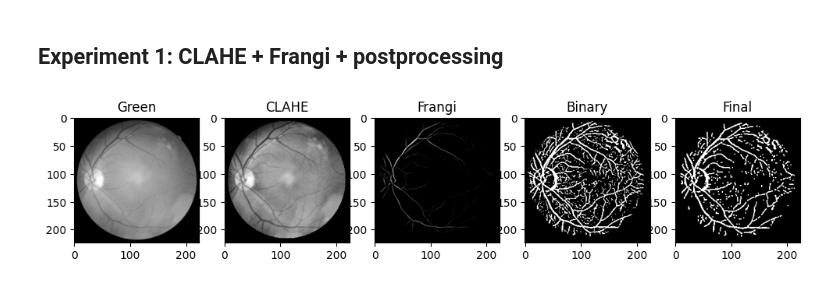
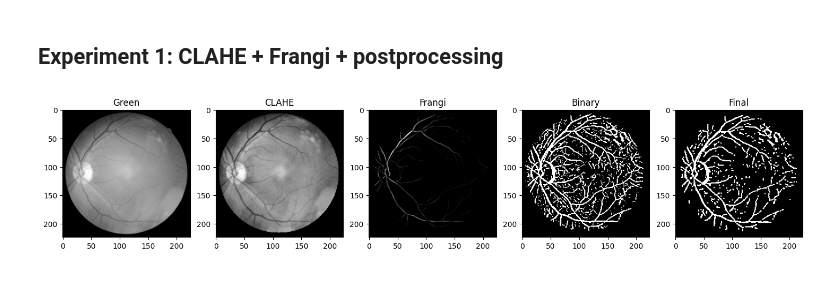
Before and after one commit to Chrisini/cosci-pygeon, a Jupyter notebook: retina-cfp-vessel-segmentation-unlabelled.ipynb, the cells around one changed output. Saved outputs shown, nothing was run; the diff lists cells and outputs as text; code cells hidden in the pictures.

```diff
--- a/retina-cfp-vessel-segmentation-unlabelled.ipynb
+++ b/retina-cfp-vessel-segmentation-unlabelled.ipynb
@@ -164,32 +164,32 @@ kernel = np.ones((2,2), np.uint8)
 clean = cv2.morphologyEx(binary, cv2.MORPH_OPEN, kernel)
 
 # -------------------------
 # Visualization
 # -------------------------
-plt.figure(figsize=(12,4))
+plt.figure(figsize=(18,8))
 
 n=5
 
 plt.subplot(1,n,1)
 plt.title("Green")
 plt.imshow(green, cmap='gray')
 
 plt.subplot(1,n,2)
 plt.title("CLAHE")
 plt.imshow(enhanced, cmap='gray')
 
 plt.subplot(1,n,3)
 plt.title("Frangi")
 plt.imshow(vessels, cmap='gray')
 
 plt.subplot(1,n,4)
 plt.title("Binary")
 plt.imshow(binary*255, cmap='gray')
 
 plt.subplot(1,n,5)
 plt.title("Final")
 plt.imshow(clean, cmap='gray')
 
 plt.show()
 # %% [output]
-[figure, old version]
+[figure, new version]
```
Also changed, not shown: parts of 2 cells of this notebook.
